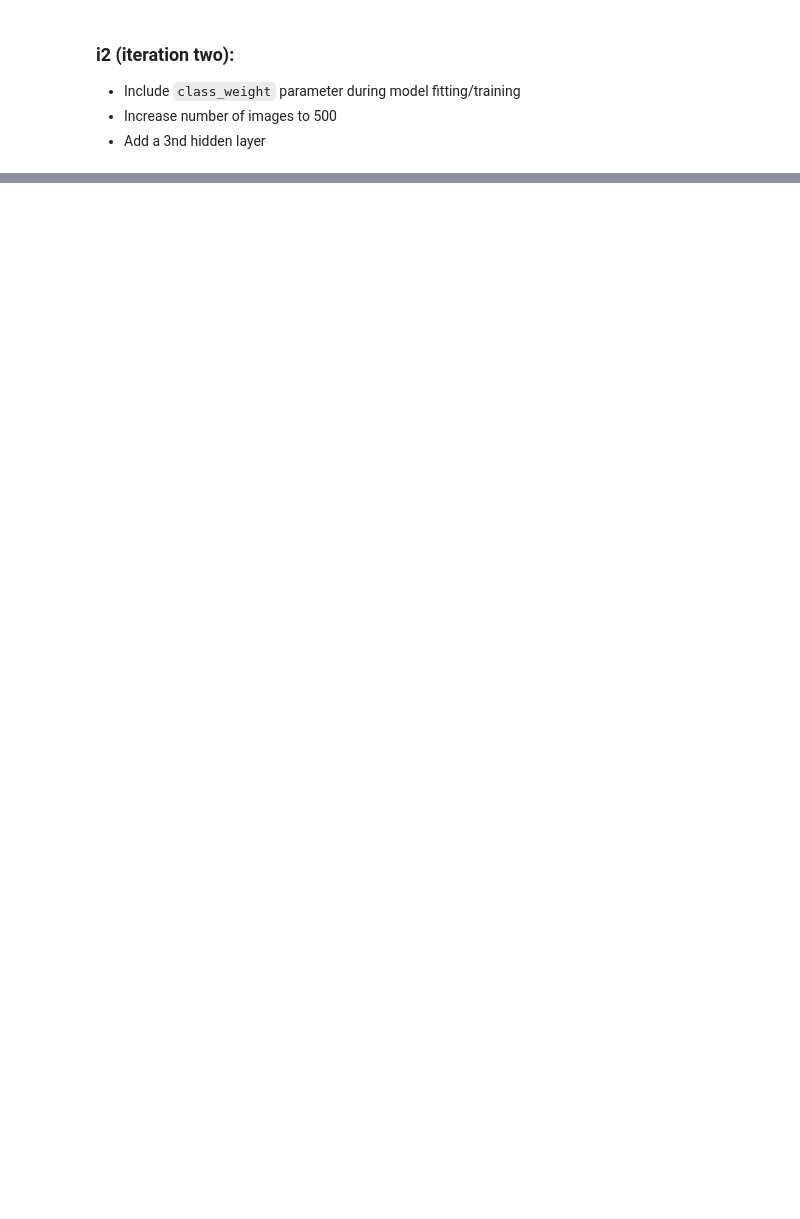
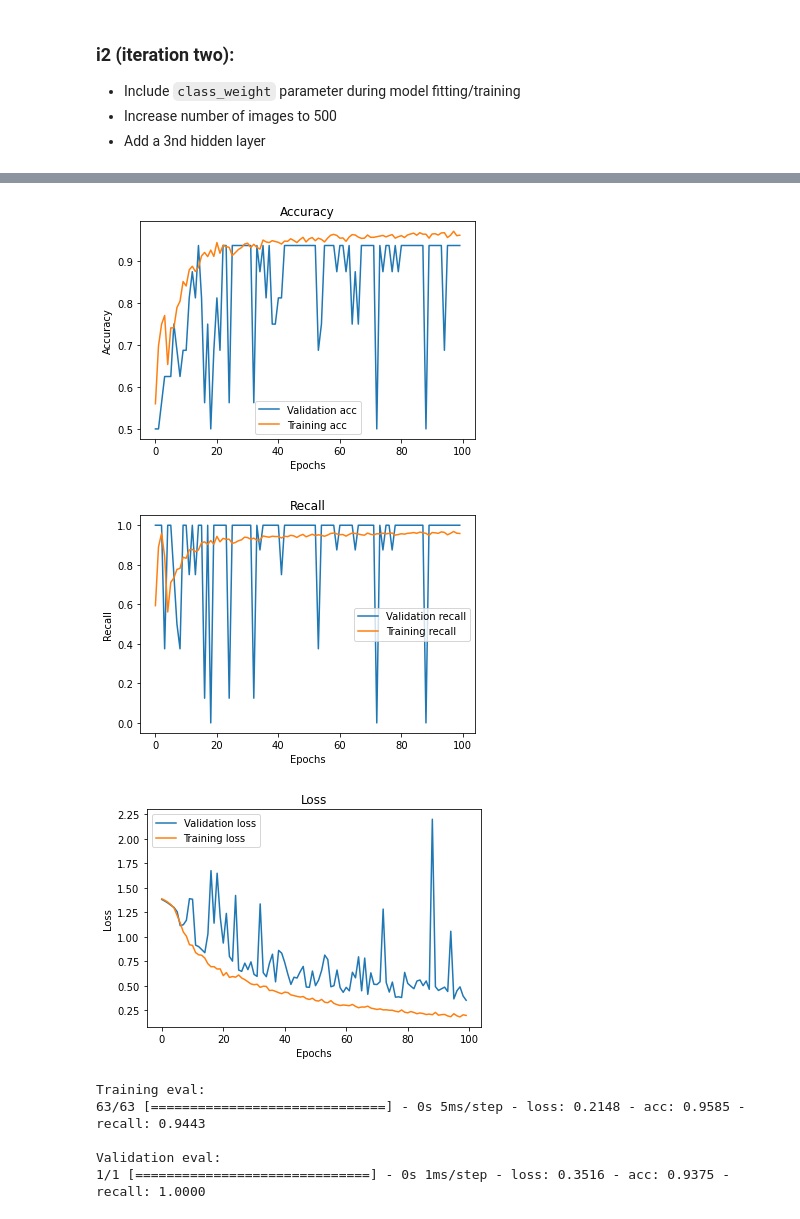
Before and after one commit to ericdnbn/image_classifier_pneumonia, a Jupyter notebook: markowitz_working_nb.ipynb, the cells around one changed output, grey strips where cells are left out. Cells and saved outputs as stored; diff of their text form; code cells hidden in the pictures; blank space fills up the shorter version.

```diff
--- a/markowitz_working_nb.ipynb
+++ b/markowitz_working_nb.ipynb
@@ -548,0 +491,2 @@ Another improvement! Adding the `class_weight` parameter helped close the gap be
+# %%
+i3_X_train, i3_X_val, i3_train_labels, i3_val_labels = preprocess_dense_data(batch_size=2000)
@@ -548,0 +496,34 @@ Another improvement! Adding the `class_weight` parameter helped close the gap be
+# %%
+# Calculate floats/raw class weights
+class_weights = class_weight.compute_class_weight(
+               'balanced',
+                np.unique(train_generator.classes),
+                train_generator.classes)
+
+# Convert to dict for .fit(class_weight= ) param
+nn_class_weights = {0:class_weights[0],
+                    1:class_weights[1]}
+# %%
+# Instatiate model
+i3_model = models.Sequential()
+
+# Add model layers - More layers and with l2 regularization
+i3_model.add(Dense(32, activation='relu', input_shape=(256*256,)))
+i3_model.add(Dense(20, activation='relu', kernel_regularizer=l2(l2=0.01)))
+i3_model.add(Dense(12, activation='relu', kernel_regularizer=l2(l2=0.01)))
+i3_model.add(Dense(12, activation='relu', kernel_regularizer=l2(l2=0.01)))
+i3_model.add(Dense(8, activation='relu', kernel_regularizer=l2(l2=0.01)))
+i3_model.add(Dense(4, activation='relu', kernel_regularizer=l2(l2=0.01)))
+i3_model.add(Dense(1, activation='sigmoid', ))
+
+# Compile
+i3_model.compile(optimizer='sgd',
+                 loss='binary_crossentropy',
+                 metrics=['acc', 'Recall'])
+# %%
+# Train the model
+i3_history = i3_model.fit(i3_X_train, i3_train_labels,
+                          epochs=100,
+                          batch_size=32,
+                          class_weight=nn_class_weights,
+                          validation_data=(i3_X_val, i3_val_labels))
@@ -548,0 +548,11 @@ Another improvement! Adding the `class_weight` parameter helped close the gap be
+# %%
+visualize_training_results(i3_history, i3_model, i3_X_train, i3_train_labels, i3_X_val, i3_val_labels)
+# %% [output]
+[figure, added]
+[figure, added]
+[figure, added]
+Training eval:
+63/63 [==============================] - 0s 5ms/step - loss: 0.2148 - acc: 0.9585 - recall: 0.9443
+
+Validation eval:
+1/1 [==============================] - 0s 1ms/step - loss: 0.3516 - acc: 0.9375 - recall: 1.0000
```
Also changed, not shown: parts of 43 cells of this notebook, 2 other files.
